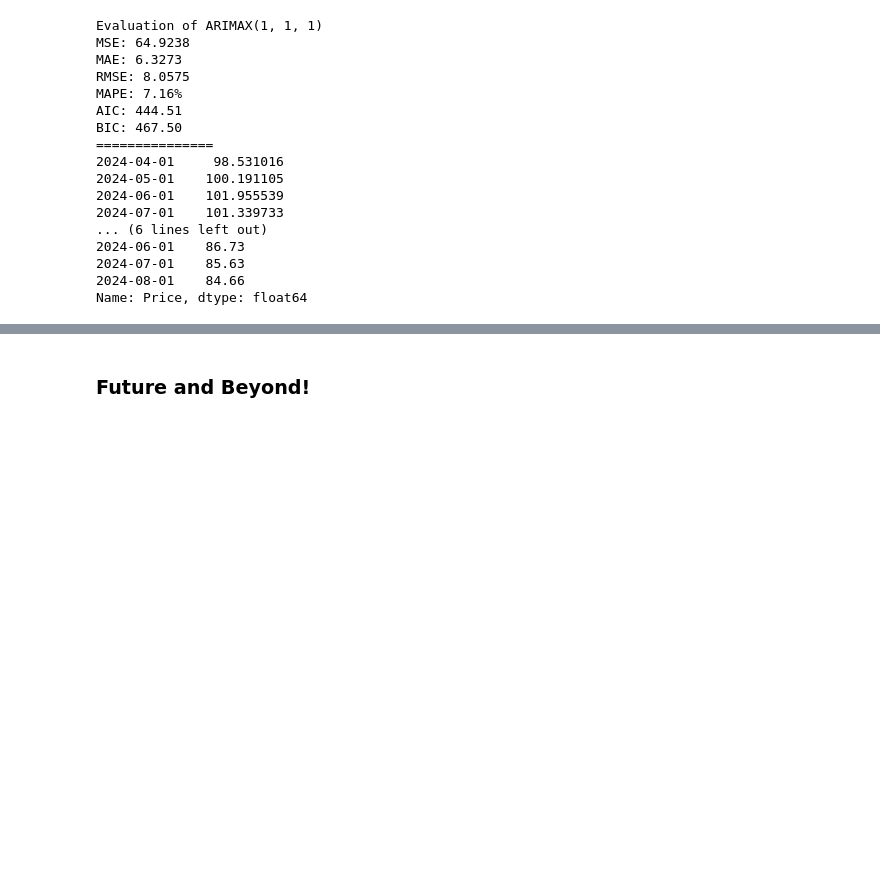
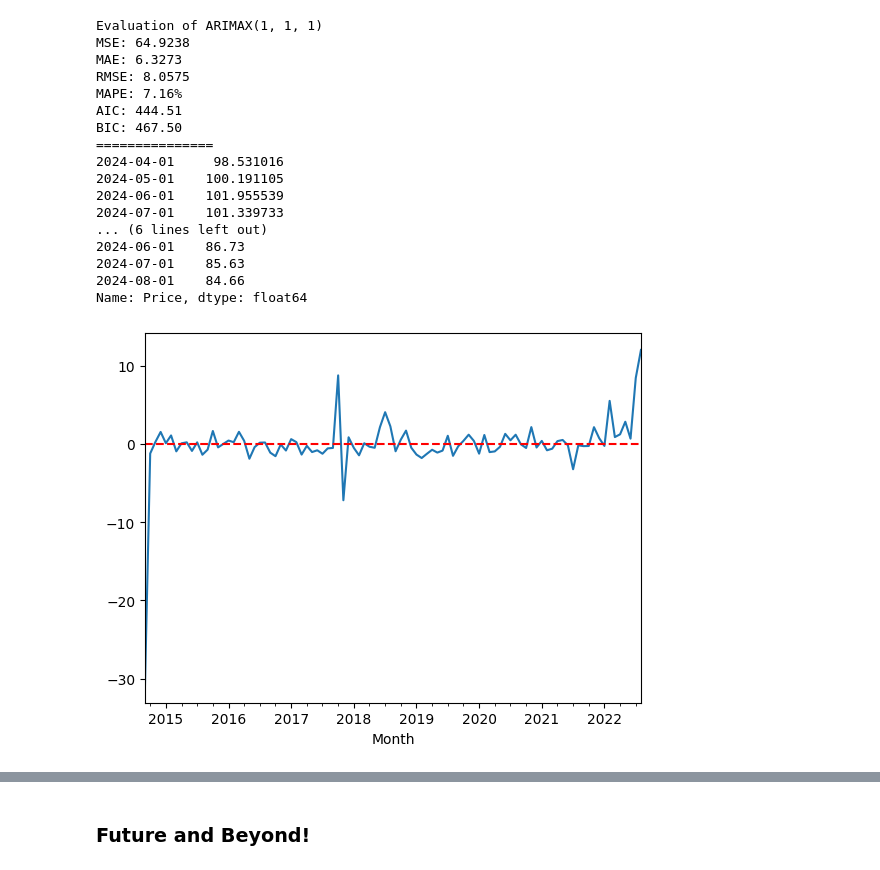
Before and after one commit to LeinnarF/Math_Modeling_Research_ARIMAX, a Jupyter notebook: ARIMAX.ipynb, the cells around one changed output, grey strips where cells are left out. Saved outputs shown, nothing was run; the diff lists cells and outputs as text; code cells hidden in the pictures; blank space fills up the shorter version.

```diff
--- a/ARIMAX.ipynb
+++ b/ARIMAX.ipynb
@@ -118,3 +118,7 @@ BIC: 467.50
 2024-07-01    85.63
 2024-08-01    84.66
 Name: Price, dtype: float64
+# %%
+resid = Residuals(model)
+# %% [output]
+[figure, added]
```
Also changed, not shown: parts of 6 cells of this notebook, 2 other files.
